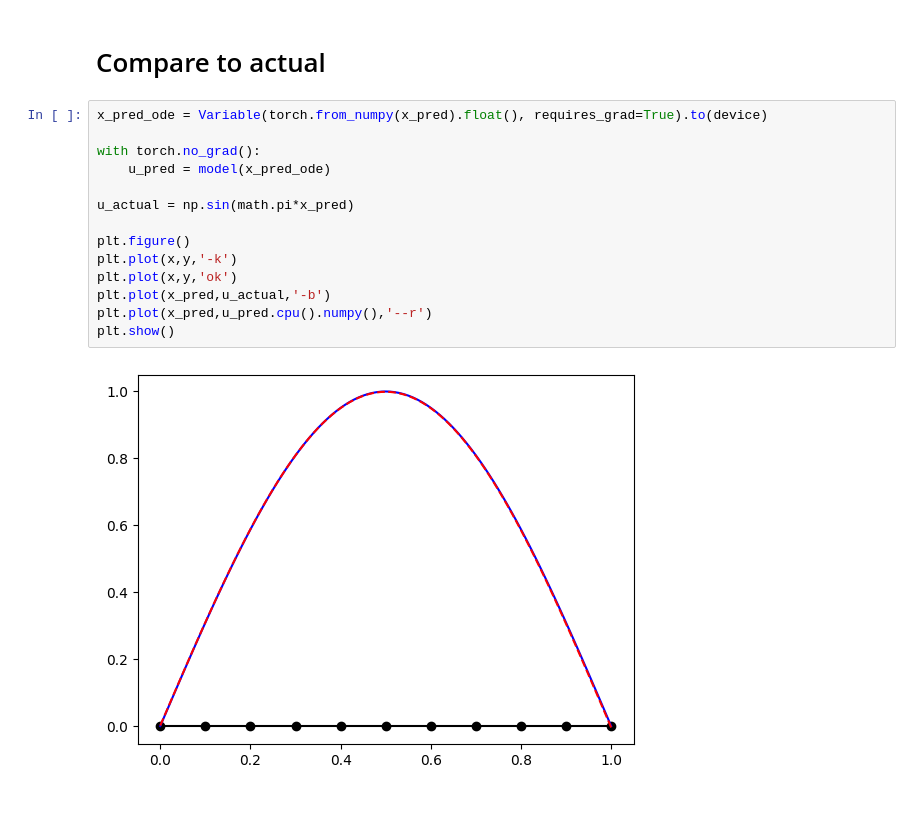
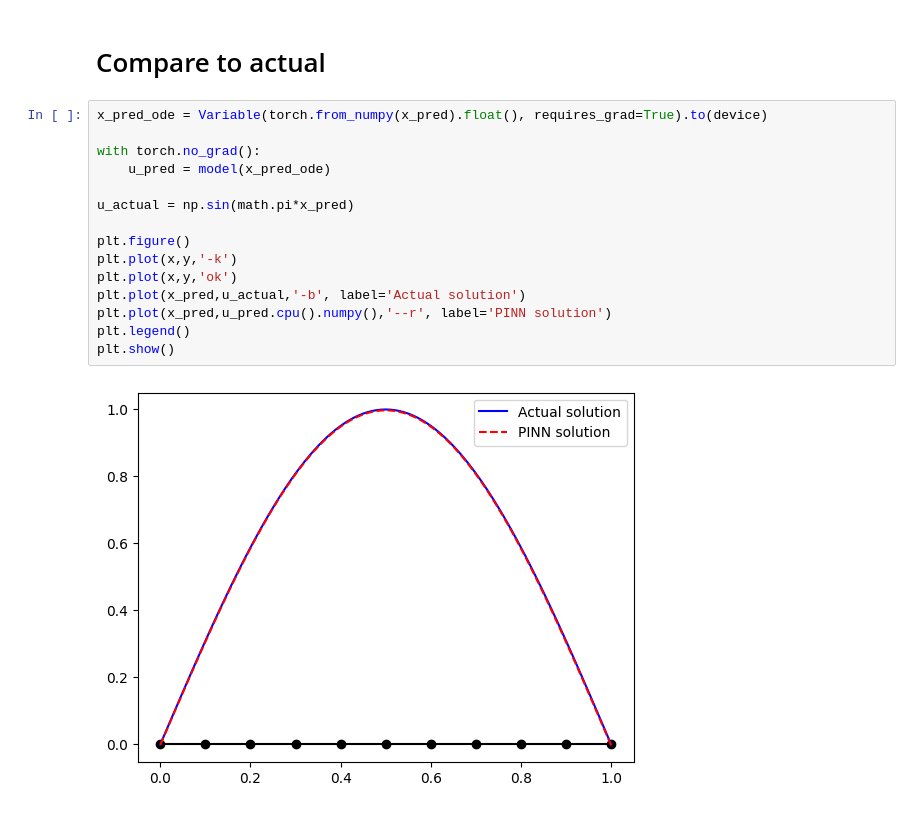
Before and after one commit to Centrum-IntelliPhysics/From-FEM-to-Neural-Operators, a Jupyter notebook: Code/1D Poisson_PINN/1D_Poisson_pinn.ipynb, the cells around one changed output. Drawn from its saved outputs; the diff is of its cells as text.

```diff
--- a/Code/1D Poisson_PINN/1D_Poisson_pinn.ipynb
+++ b/Code/1D Poisson_PINN/1D_Poisson_pinn.ipynb
@@ -158,19 +182,20 @@ for i in pbar:
 # %%
 x_pred_ode = Variable(torch.from_numpy(x_pred).float(), requires_grad=True).to(device)
 
 with torch.no_grad():
     u_pred = model(x_pred_ode)
 
 u_actual = np.sin(math.pi*x_pred)
 
 plt.figure()
 plt.plot(x,y,'-k')
 plt.plot(x,y,'ok')
-plt.plot(x_pred,u_actual,'-b')
-plt.plot(x_pred,u_pred.cpu().numpy(),'--r')
+plt.plot(x_pred,u_actual,'-b', label='Actual solution')
+plt.plot(x_pred,u_pred.cpu().numpy(),'--r', label='PINN solution')
+plt.legend()
 plt.show()
 # %% [output]
-[figure, old version]
+[figure, new version]
 # %%
 r2_score(u_pred.cpu().numpy(), u_actual)
 # %% [output]
```
Also changed, not shown: parts of 19 cells of this notebook, 1 other file.
